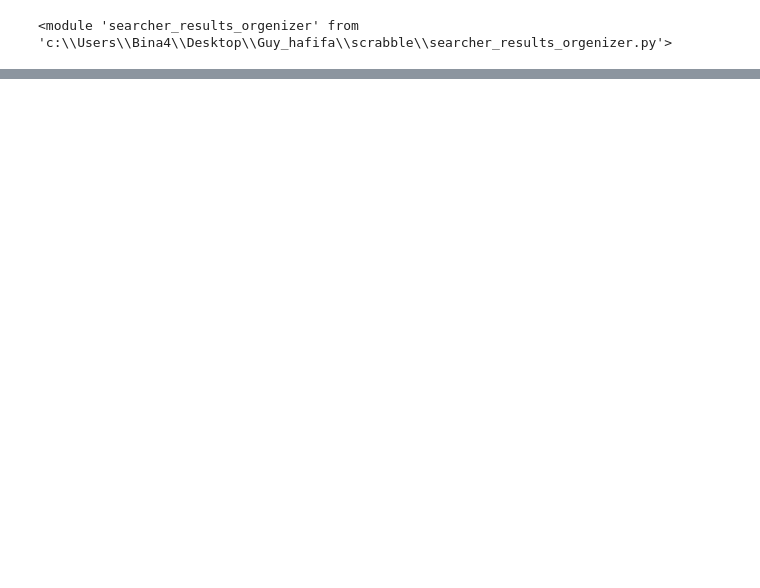
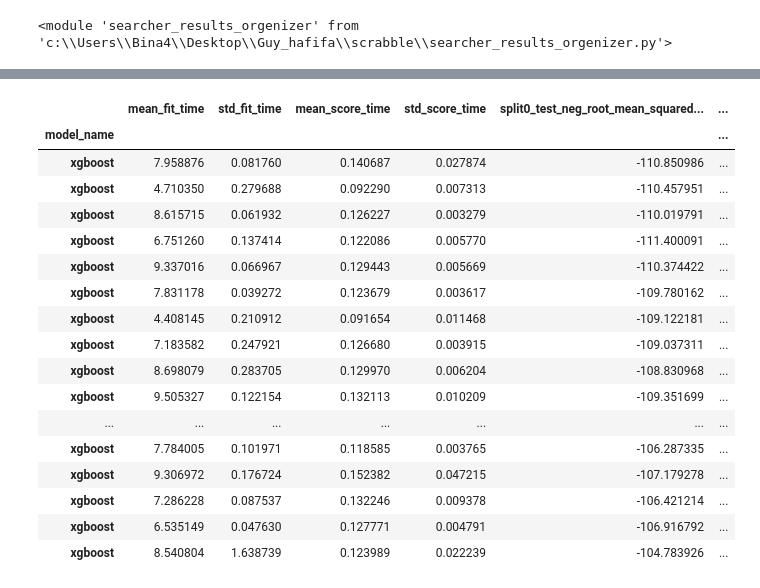
Before and after one commit to CatGuy1300/scrabble, a Jupyter notebook: notebooks/param_tuning.ipynb, the cells around one changed output, grey strips where cells are left out. Saved outputs shown, nothing was run; the diff lists cells and outputs as text; code cells hidden in the pictures; blank space fills up the shorter version.

```diff
--- a/notebooks/param_tuning.ipynb
+++ b/notebooks/param_tuning.ipynb
@@ -85,7 +88,7 @@ importlib.reload(searcher_results_orgenizer)
 # %%
 games = pd.read_csv('../data/games.csv', index_col='game_id')
 train = pd.read_csv('../data/train.csv', index_col='game_id')
-turns = pd.read_csv('../data/features_filtered.csv', index_col='game_id')
+turns = pd.read_csv('../data/fs_turns.csv', index_col='game_id')
 # %%
 G_NAME = 'games'
 T_NAME = 'turns'
@@ -94,14 +97,14 @@ DATA_NAME = 'train'
 names = ['BetterBot', 'STEEBot', 'HastyBot']
 
 prePipe = Pipeline([
-                     ('get_relavent_games',  SelectRowsTransformer(train.index.unique(), target=G_NAME)),
+                     ('get_relavent_games',  SelectByIndexTransformer(train.index.unique(), target=G_NAME)),
                      ('train_set_is_player', ExtractSetColumnsTransformer({'is_player': IsBotExtarctor(names, 'nickname', True)},
                                                                            src=DATA_NAME, dest=DATA_NAME)),
                      ('get_bot_rating', ExtractSetColumnsTransformer({'bot_rating': lambda train: train[~train['is_player']]['rating']},
                                                                       src=DATA_NAME, dest=G_NAME)),
                      ('get_bots_names', ExtractSetColumnsTransformer({'bot_name': lambda train: train[~train['is_player']]['nickname']},
                                                                      src=DATA_NAME, dest=G_NAME)),
-                    ('data_drop_bot_rating', SelectPosRowsTransformer('is_player', target=DATA_NAME)),
+                    ('data_drop_bot_rating', SelectByMaskTransformer('is_player', target=DATA_NAME)),
                     ])
 # %%
 preprocessor = PreprocessorBuilder(games, G_NAME, turns, T_NAME, prePipe).build()
@@ -171,0 +233,36 @@ res.sort_values('mean_test_neg_root_mean_squared_error')
+# %%
+grid4 = {
+    'xgboost':
+    {
+    'estimator': XGBRegressor(random_state=0, max_depth=7, min_child_weight=1, gamma=0),
+    'param_grid':
+        {
+            'subsample':[i/10.0 for i in range(6,11)],
+             'colsample_bytree':[i/10.0 for i in range(6,11)]
+        },
+    'scores': ['neg_root_mean_squared_error']
+    },
+}
+my_searcher4 = Searcher(reg_pipe, grid4, 2, redo_scores=False)
+my_searcher4.search(n_data, n_ratings)
+res4 = SearcherResultsOrgenizer(redo_scores=False).orgenize(my_searcher4.get_results())
+res4.sort_values('mean_test_neg_root_mean_squared_error')
+# %% [output]
+|  | mean_fit_time | std_fit_time | mean_score_time | std_score_time | split0_test_neg_root_mean_squared... | ... |
+| model_name |  |  |  |  |  | ... |
+| xgboost | 7.958876 | 0.081760 | 0.140687 | 0.027874 | -110.850986 | ... |
+| xgboost | 4.710350 | 0.279688 | 0.092290 | 0.007313 | -110.457951 | ... |
+| xgboost | 8.615715 | 0.061932 | 0.126227 | 0.003279 | -110.019791 | ... |
+| xgboost | 6.751260 | 0.137414 | 0.122086 | 0.005770 | -111.400091 | ... |
+| xgboost | 9.337016 | 0.066967 | 0.129443 | 0.005669 | -110.374422 | ... |
+| xgboost | 7.831178 | 0.039272 | 0.123679 | 0.003617 | -109.780162 | ... |
+| xgboost | 4.408145 | 0.210912 | 0.091654 | 0.011468 | -109.122181 | ... |
+| xgboost | 7.183582 | 0.247921 | 0.126680 | 0.003915 | -109.037311 | ... |
+| xgboost | 8.698079 | 0.283705 | 0.129970 | 0.006204 | -108.830968 | ... |
+| xgboost | 9.505327 | 0.122154 | 0.132113 | 0.010209 | -109.351699 | ... |
+| ... | ... | ... | ... | ... | ... | ... |
+| xgboost | 7.784005 | 0.101971 | 0.118585 | 0.003765 | -106.287335 | ... |
+| xgboost | 9.306972 | 0.176724 | 0.152382 | 0.047215 | -107.179278 | ... |
+| xgboost | 7.286228 | 0.087537 | 0.132246 | 0.009378 | -106.421214 | ... |
+| xgboost | 6.535149 | 0.047630 | 0.127771 | 0.004791 | -106.916792 | ... |
+| xgboost | 8.540804 | 1.638739 | 0.123989 | 0.022239 | -104.783926 | ... |
```
Also changed, not shown: parts of 17 cells of this notebook, 2 other files.
